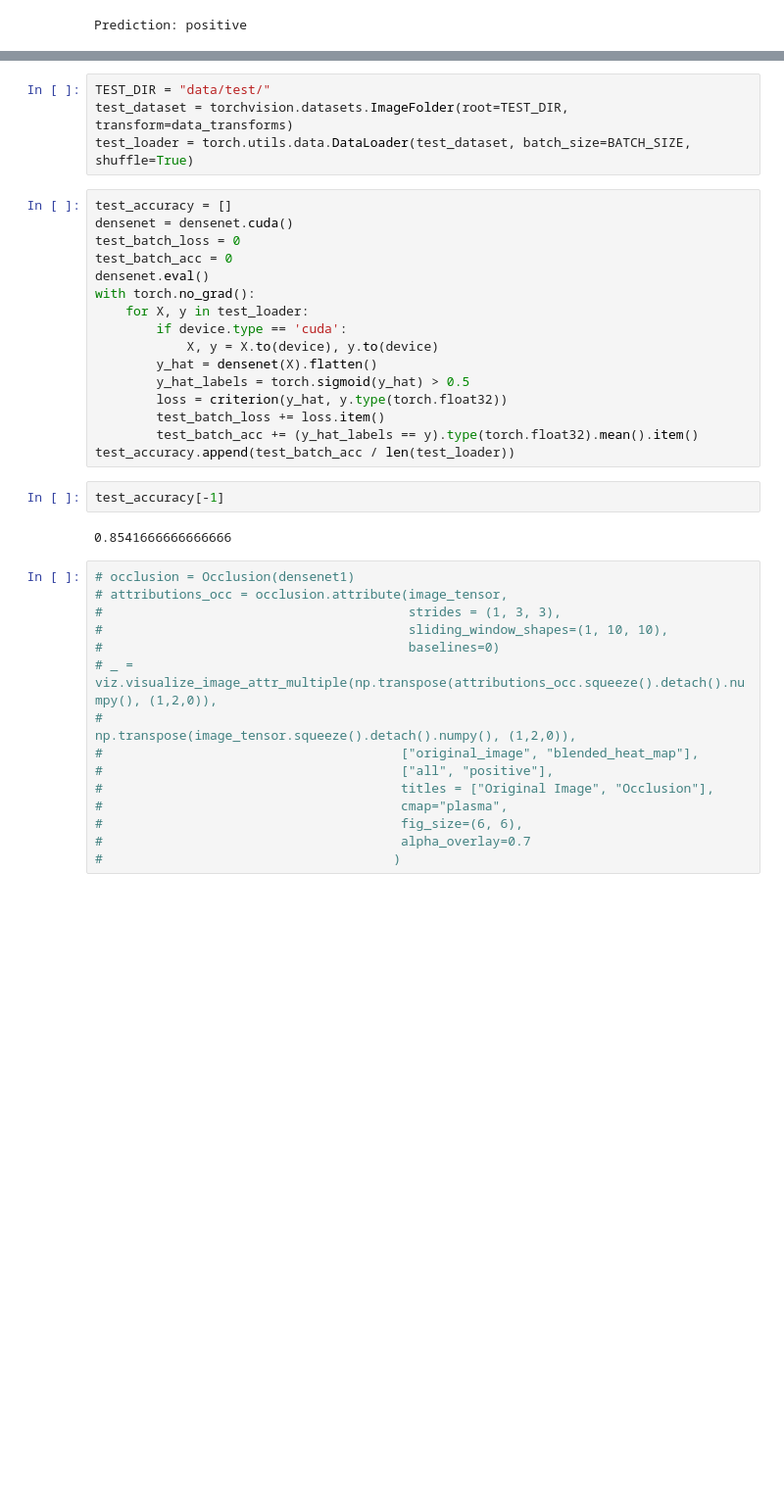
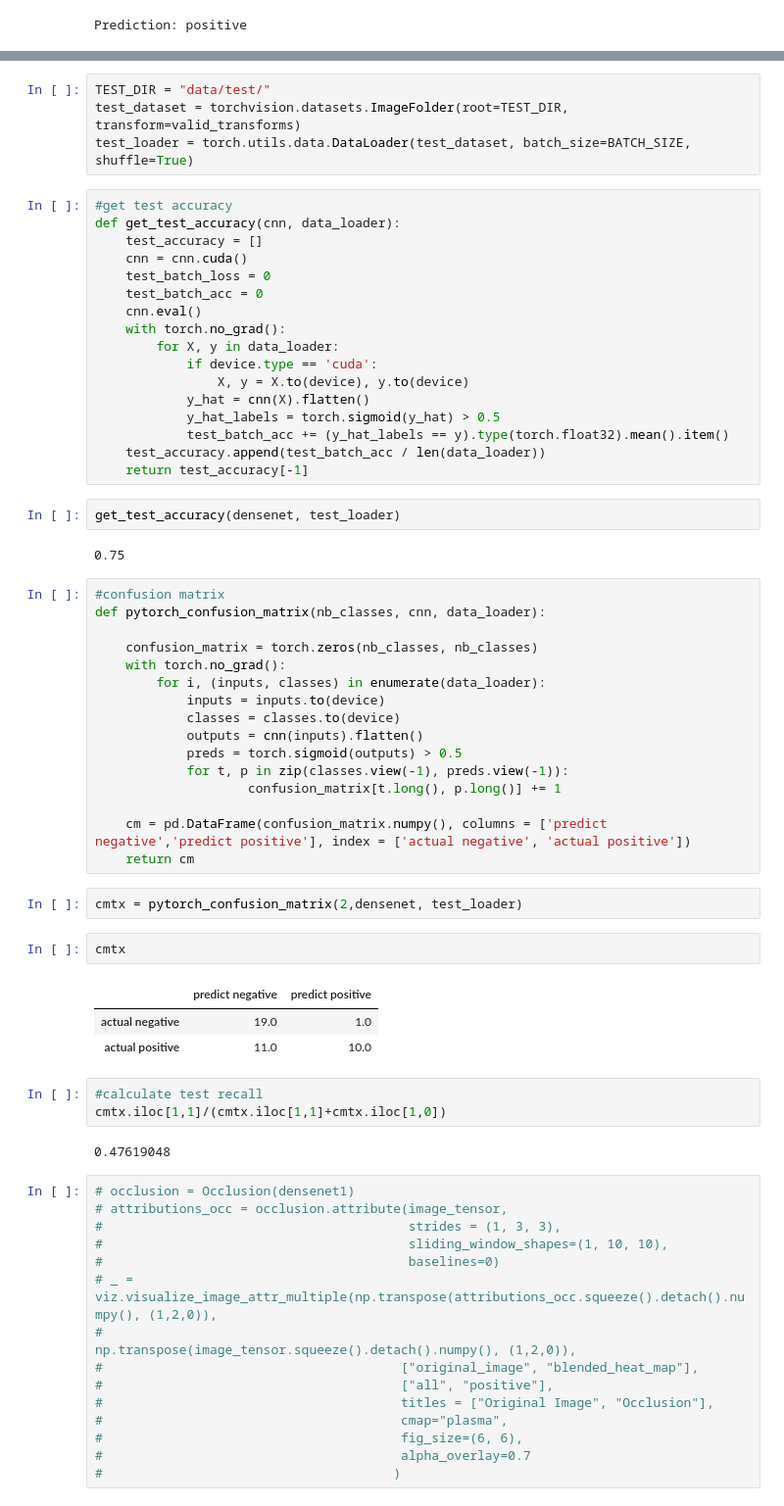
Before and after one commit to larahabashy/capstone-diabetes, a Jupyter notebook: notebooks/model_first_try.ipynb, the cells around one changed output, grey strips where cells are left out. Shown at 98% size. Saved outputs shown, nothing was run; the diff lists cells and outputs as text; blank space fills up the shorter version.

Commit message:
fix weight initialization, test accuracy calculation and add confusion matrix, recall

```diff
--- a/notebooks/model_first_try.ipynb
+++ b/notebooks/model_first_try.ipynb
@@ -256,27 +293,57 @@ _ = viz.visualize_image_attr_multiple(np.transpose(attributions_gs.squeeze().det
 # %%
 TEST_DIR = "data/test/"
-test_dataset = torchvision.datasets.ImageFolder(root=TEST_DIR, transform=data_transforms)
+test_dataset = torchvision.datasets.ImageFolder(root=TEST_DIR, transform=valid_transforms)
 test_loader = torch.utils.data.DataLoader(test_dataset, batch_size=BATCH_SIZE, shuffle=True)
 # %%
-test_accuracy = []
-densenet = densenet.cuda()
-test_batch_loss = 0
-test_batch_acc = 0
-densenet.eval()
-with torch.no_grad():
-    for X, y in test_loader:
-        if device.type == 'cuda':
-            X, y = X.to(device), y.to(device)
-        y_hat = densenet(X).flatten()
-        y_hat_labels = torch.sigmoid(y_hat) > 0.5
-        loss = criterion(y_hat, y.type(torch.float32))
-        test_batch_loss += loss.item()
-        test_batch_acc += (y_hat_labels == y).type(torch.float32).mean().item()
-test_accuracy.append(test_batch_acc / len(test_loader))
+#get test accuracy
+def get_test_accuracy(cnn, data_loader):
+    test_accuracy = []
+    cnn = cnn.cuda()
+    test_batch_loss = 0
+    test_batch_acc = 0
+    cnn.eval()
+    with torch.no_grad():
+        for X, y in data_loader:
+            if device.type == 'cuda':
+                X, y = X.to(device), y.to(device)
+            y_hat = cnn(X).flatten()
+            y_hat_labels = torch.sigmoid(y_hat) > 0.5
+            test_batch_acc += (y_hat_labels == y).type(torch.float32).mean().item()
+    test_accuracy.append(test_batch_acc / len(data_loader))
+    return test_accuracy[-1]
-# %%
-test_accuracy[-1]
-# %% [output]
-0.8541666666666666
+# %%
+get_test_accuracy(densenet, test_loader)
+# %% [output]
+0.75
+# %%
+#confusion matrix
+def pytorch_confusion_matrix(nb_classes, cnn, data_loader):
+
+    confusion_matrix = torch.zeros(nb_classes, nb_classes)
+    with torch.no_grad():
+        for i, (inputs, classes) in enumerate(data_loader):
+            inputs = inputs.to(device)
+            classes = classes.to(device)
+            outputs = cnn(inputs).flatten()
+            preds = torch.sigmoid(outputs) > 0.5
+            for t, p in zip(classes.view(-1), preds.view(-1)):
+                    confusion_matrix[t.long(), p.long()] += 1
+
+    cm = pd.DataFrame(confusion_matrix.numpy(), columns = ['predict negative','predict positive'], index = ['actual negative', 'actual positive'])
+    return cm
+# %%
+cmtx = pytorch_confusion_matrix(2,densenet, test_loader)
+# %%
+cmtx
+# %% [output]
+|  | predict negative | predict positive |
+| actual negative | 19.0 | 1.0 |
+| actual positive | 11.0 | 10.0 |
+# %%
+#calculate test recall
+cmtx.iloc[1,1]/(cmtx.iloc[1,1]+cmtx.iloc[1,0])
+# %% [output]
+0.47619048
 # %%
 # occlusion = Occlusion(densenet1)
 # attributions_occ = occlusion.attribute(image_tensor,
```
Also changed, not shown: parts of 8 cells of this notebook.
